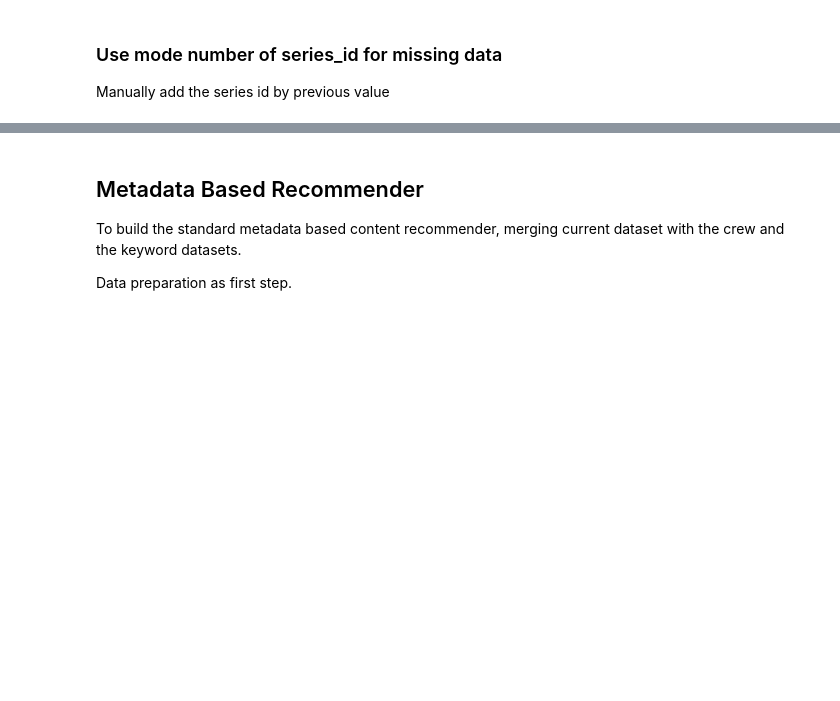
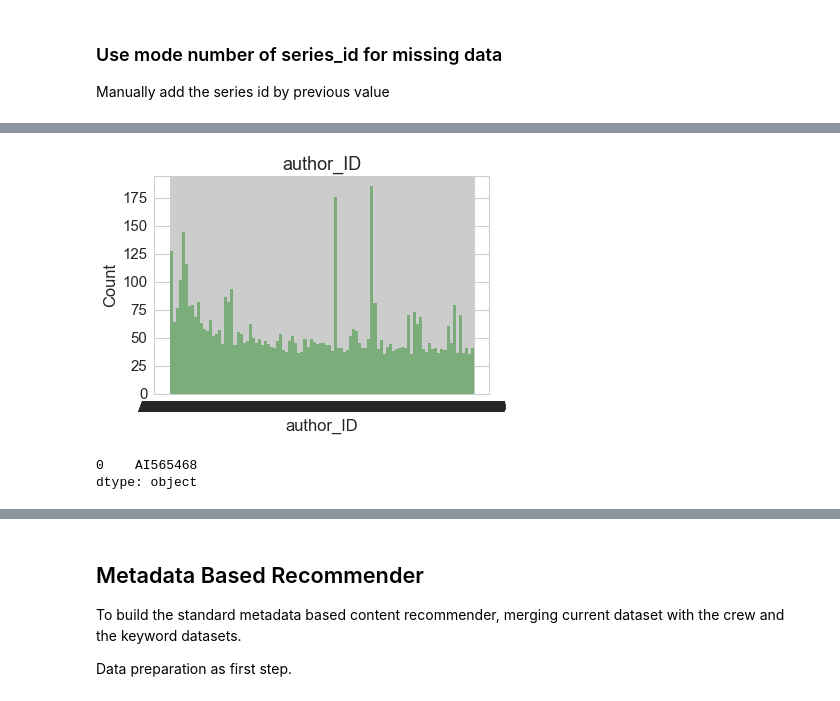
Before and after one commit to Cheng-Lin-Li/MachineLearning, a Jupyter notebook: Competition/McKinseyAnalyticsRecommendation/Recommendation.ipynb, the cells around one changed output, grey strips where cells are left out. Saved outputs shown, nothing was run; the diff lists cells and outputs as text; code cells hidden in the pictures; blank space fills up the shorter version.

```diff
--- a/Competition/McKinseyAnalyticsRecommendation/Recommendation.ipynb
+++ b/Competition/McKinseyAnalyticsRecommendation/Recommendation.ipynb
@@ -142,3 +236,3 @@ Manually add the series id by previous value
 # %%
-# df_challenge["challenge_series_ID"] = df_challenge["challenge_series_ID"].fillna(value='SI2652')
-# df_challenge.tail()
+df_challenge["challenge_series_ID"] = df_challenge["challenge_series_ID"].fillna(value='SI2652')
+df_challenge.tail()
@@ -145,12 +246,17 @@ Manually add the series id by previous value
 # %%
-# with sns.plotting_context("notebook",font_scale=1.5):
-#     sns.set_style("whitegrid")
-#     sns.distplot(df_challenge["author_ID"].dropna(),
-#                  bins=100,
-#                  kde=False,
-#                  color="green")
-#     plt.title("author_ID")
-#     plt.ylabel("Count")
+with sns.plotting_context("notebook",font_scale=1.5):
+    sns.set_style("whitegrid")
+    sns.distplot(df_challenge["author_ID"].dropna(),
+                 bins=100,
+                 kde=False,
+                 color="green")
+    plt.title("author_ID")
+    plt.ylabel("Count")
+# %% [output]
+[figure, added]
 # %%
-#  df_challenge["author_ID"].mode()
+ df_challenge["author_ID"].mode()
+# %% [output]
+0    AI565468
+dtype: object
 # %%
```
Also changed, not shown: parts of 49 cells of this notebook.
